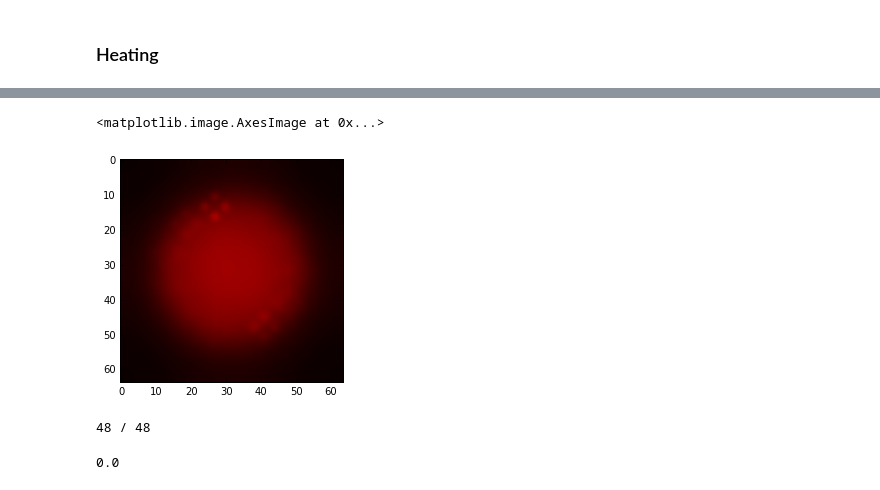
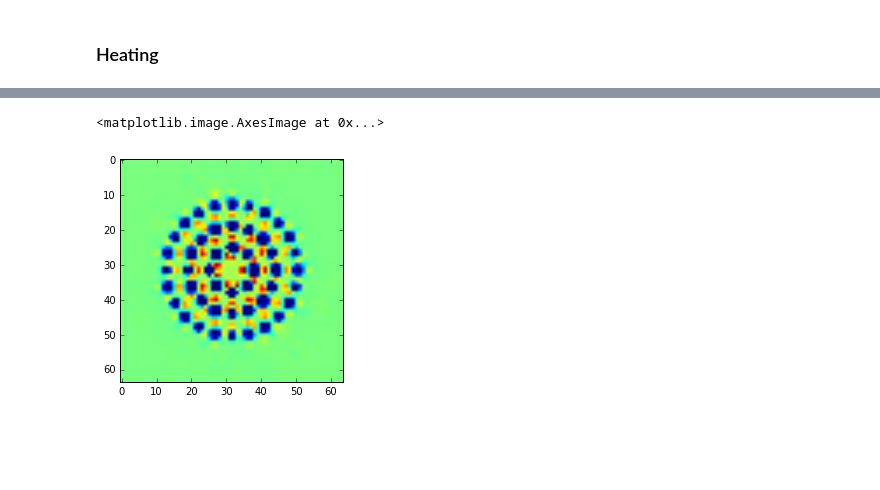
Before and after one commit to vlchaplin/fus_thermalmodelling, a Jupyter notebook: Trajectories_Kohler.ipynb, the cells around one changed output, grey strips where cells are left out. Cells and saved outputs as stored; diff of their text form; code cells hidden in the pictures; blank space fills up the shorter version.

```diff
--- a/Trajectories_Kohler.ipynb
+++ b/Trajectories_Kohler.ipynb
@@ -235,0 +288,17 @@ heating(times, I1precomputed, CEM0, T0=T[0], alpha=2.0, PBdict=dict(verbose=Fals
+# %%
+Npass=1
+
+times=timeEdgesVector(4.0, 0.0, Npoints=totSonications, Npass=Npass);
+# %%
+interpTimes = np.arange(0.0, times[-1], 1.0)
+Nnt=len(interpTimes)
+
+Ntxy=[Nnt,Nx,Ny]
+Ntxz=[Nnt,Nx,Nz]
+
+interpTemp0=np.zeros(Nnt)
+interpTemp1=np.zeros(Nnt)
+(interpTempFocPlane0, interpCEMFocPlane0, interpCEMFocAxial0, interpTempAxial0, vol240_0, vol240ON_0, maxT0)=(
+    np.zeros(Ntxy), np.zeros(Ntxy), np.zeros(Ntxz), np.zeros(Ntxz), np.zeros(Nnt), np.zeros(Nnt), np.zeros(Nnt) )
+(interpTempFocPlane1, interpCEMFocPlane1, interpCEMFocAxial1, interpTempAxial1, vol240_1, vol240ON_1, maxT1)=(
+    np.zeros(Ntxy), np.zeros(Ntxy), np.zeros(Ntxz), np.zeros(Ntxz), np.zeros(Nnt), np.zeros(Nnt), np.zeros(Nnt))
@@ -236,10 +359,5 @@ heating(times, I1precomputed, CEM0, T0=T[0], alpha=2.0, PBdict=dict(verbose=Fals
 # %%
-plt.imshow(T[0][:,:,focplaneZpix],vmin=37,vmax=50,cmap=image.cm.hot)
+plt.imshow(np.max(interpTempFocPlane1,axis=0) - np.max(interpTempFocPlane0,axis=0),vmin=-10,vmax=10,cmap=image.cm.jet)
 # %% [output]
 <matplotlib.image.AxesImage at 0x...>
-[figure, old version]
+[figure, new version]
-# %%
-heating(times, I0precomputed, CEM0, alpha=2.0, PBdict=dict(verbose=False,Freeflow=1))
-# %% [output]
-48 / 48
-0.0
```
Also changed, not shown: parts of 26 cells of this notebook, 1 other file.
